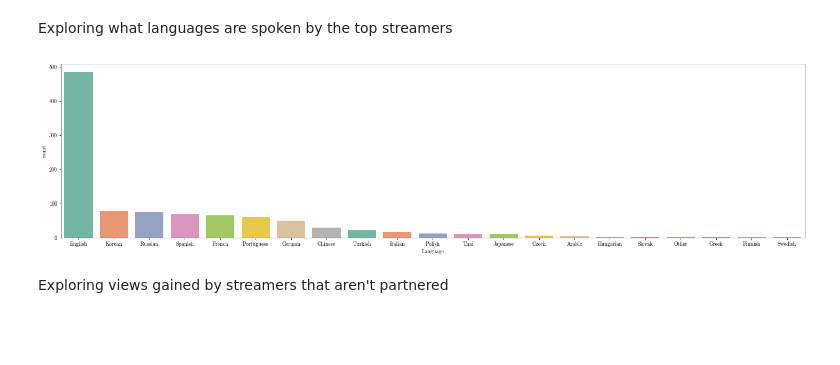
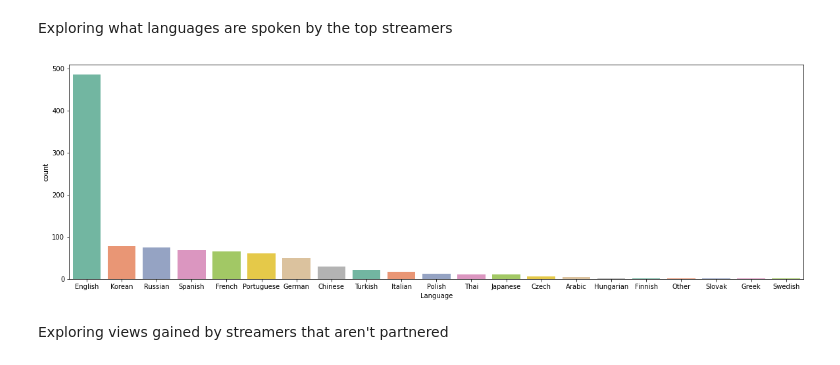
Before and after one commit to meowkaiser/Twitch-Analytics, a Jupyter notebook: Michael Schor Notebook.ipynb, the cells around one changed output. Drawn from its saved outputs; the diff is of its cells as text; code cells hidden in the pictures; blank space fills up the shorter version.

Commit message:
Making models and graphs more readable

```diff
--- a/Michael Schor Notebook.ipynb
+++ b/Michael Schor Notebook.ipynb
@@ -125,10 +125,10 @@ plt.show()
 # %% [markdown]
 Exploring what languages are spoken by the top streamers
 # %%
-plt.figure(figsize=(25, 6))
+plt.figure(figsize=(20, 6))
 plot = sns.countplot(x="Language", data=df,order=df['Language'].value_counts().index, palette="Set2")
 # %% [output]
-[figure, old version]
+[figure, new version]
 # %% [markdown]
 Exploring views gained by streamers that aren't partnered
 # %%
```
Also changed, not shown: parts of 15 cells of this notebook.
